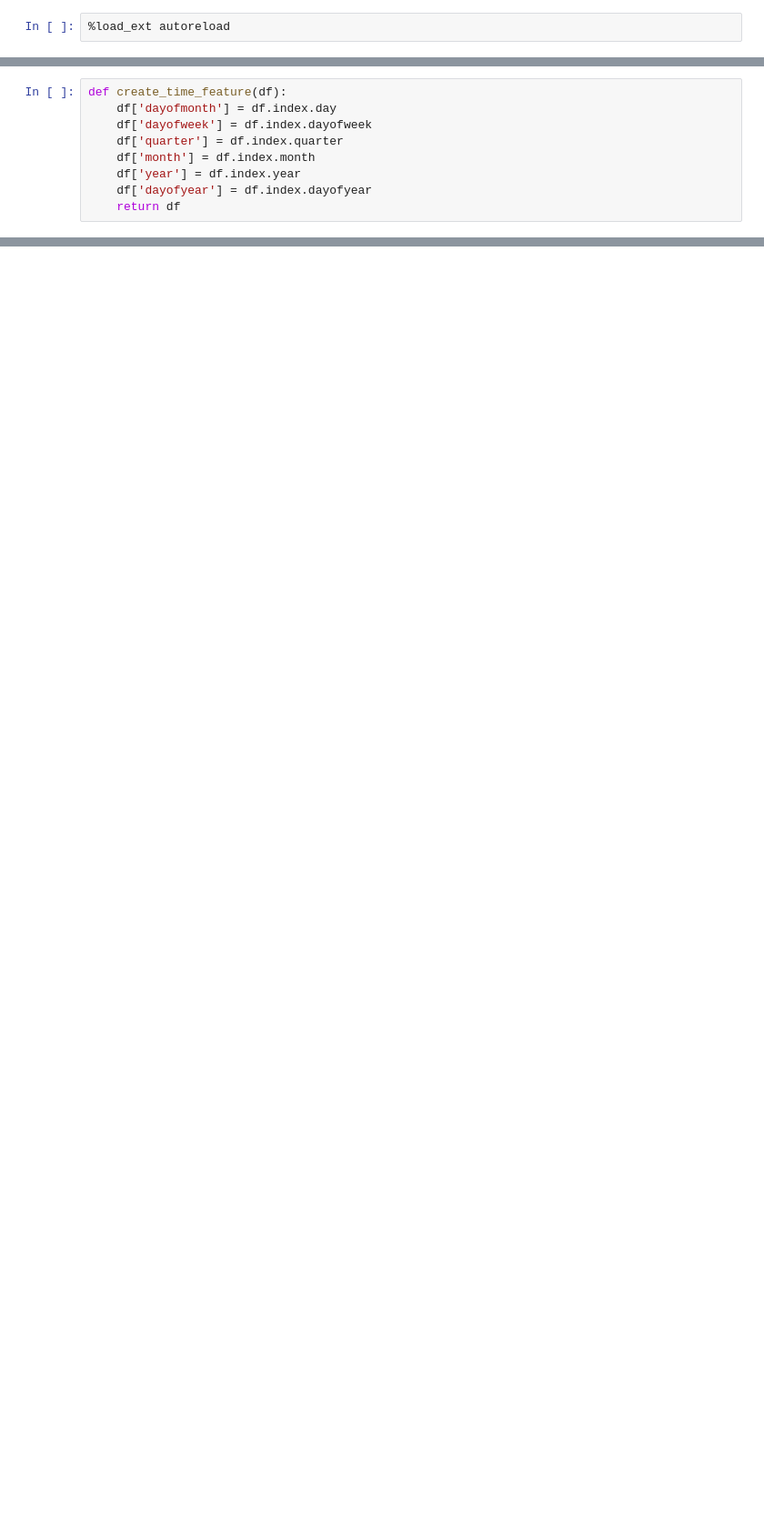
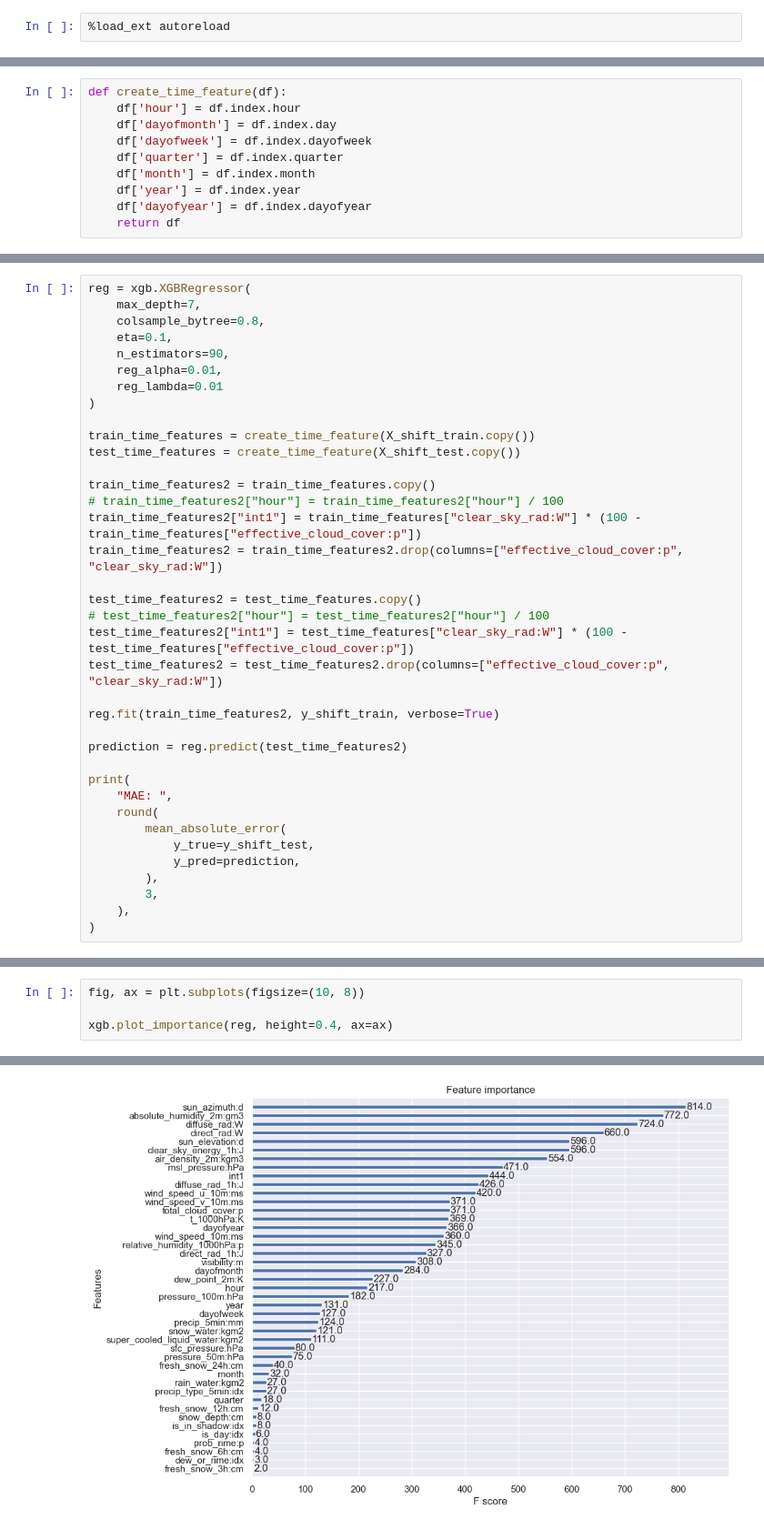
Before and after one commit to mathiasraa/tdt4173-forecasting, a Jupyter notebook: notebooks/xgboost.ipynb, the cells around one changed output, grey strips where cells are left out. Shown at 91% size. Drawn from its saved outputs; the diff is of its cells as text; blank space fills up the shorter version.

```diff
--- a/notebooks/xgboost.ipynb
+++ b/notebooks/xgboost.ipynb
@@ -19,6 +21,7 @@ from src.utils import load_train_test, load_val
 sns.set_theme(style="darkgrid")
 # %%
 def create_time_feature(df):
+    df['hour'] = df.index.hour
     df['dayofmonth'] = df.index.day
     df['dayofweek'] = df.index.dayofweek
     df['quarter'] = df.index.quarter
@@ -64,0 +142,37 @@ y_val
+# %%
+reg = xgb.XGBRegressor(
+    max_depth=7,
+    colsample_bytree=0.8,
+    eta=0.1,
+    n_estimators=90,
+    reg_alpha=0.01,
+    reg_lambda=0.01
+)
+
+train_time_features = create_time_feature(X_shift_train.copy())
+test_time_features = create_time_feature(X_shift_test.copy())
+
+train_time_features2 = train_time_features.copy()
+# train_time_features2["hour"] = train_time_features2["hour"] / 100
+train_time_features2["int1"] = train_time_features["clear_sky_rad:W"] * (100 - train_time_features["effective_cloud_cover:p"])
+train_time_features2 = train_time_features2.drop(columns=["effective_cloud_cover:p", "clear_sky_rad:W"])
+
+test_time_features2 = test_time_features.copy()
+# test_time_features2["hour"] = test_time_features2["hour"] / 100
+test_time_features2["int1"] = test_time_features["clear_sky_rad:W"] * (100 - test_time_features["effective_cloud_cover:p"])
+test_time_features2 = test_time_features2.drop(columns=["effective_cloud_cover:p", "clear_sky_rad:W"])
+
+reg.fit(train_time_features2, y_shift_train, verbose=True)
+
+prediction = reg.predict(test_time_features2)
+
+print(
+    "MAE: ",
+    round(
+        mean_absolute_error(
+            y_true=y_shift_test,
+            y_pred=prediction,
+        ),
+        3,
+    ),
+)
@@ -64,0 +181,5 @@ y_val
+# %%
+fig, ax = plt.subplots(figsize=(10, 8))
+
+xgb.plot_importance(reg, height=0.4, ax=ax)
+# %% [output]
@@ -64,0 +187 @@ y_val
+[figure, added]
```
Also changed, not shown: parts of 20 cells of this notebook, 16 other files.
